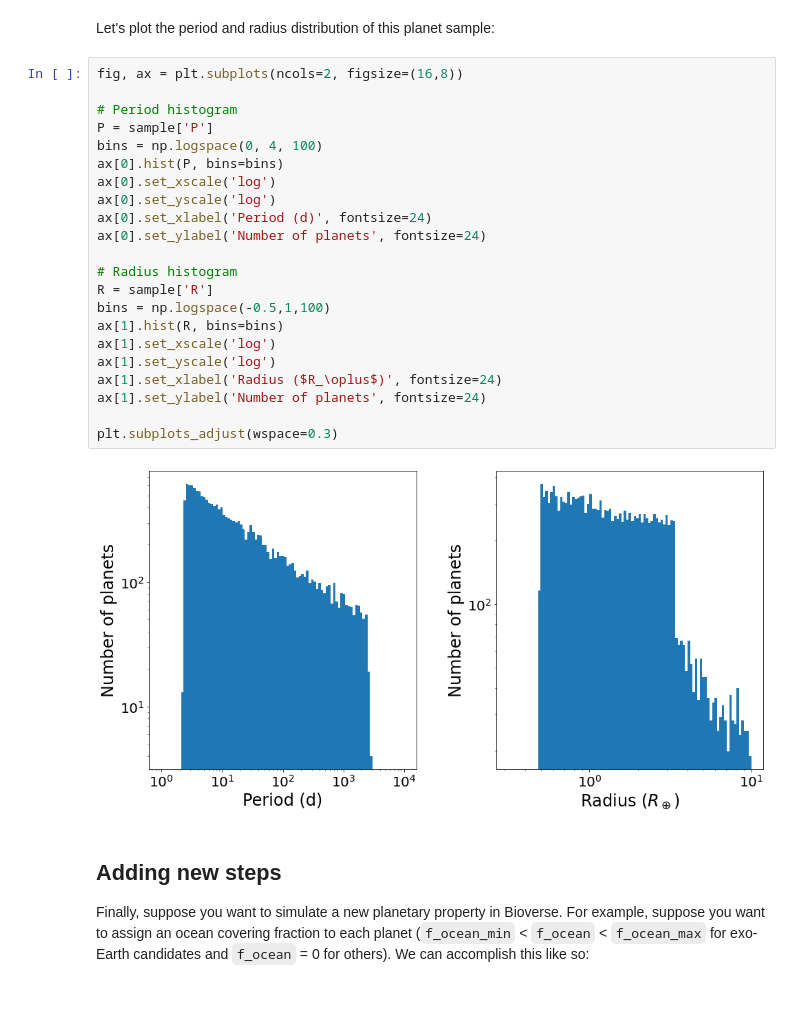
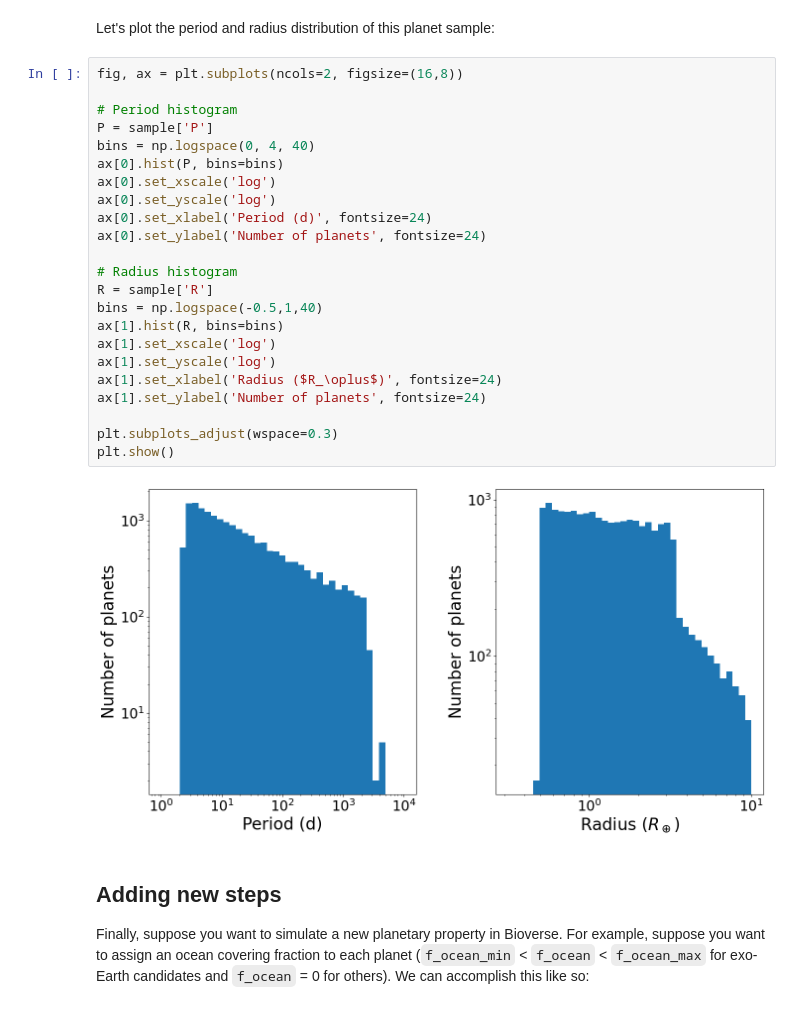
Before and after one commit to danielapai/bioverse, a Jupyter notebook: docs/Notebooks/Tutorial1.ipynb, the cells around one changed output. Drawn from its saved outputs; the diff is of its cells as text.

```diff
--- a/docs/Notebooks/Tutorial1.ipynb
+++ b/docs/Notebooks/Tutorial1.ipynb
@@ -93,27 +93,28 @@ Let's plot the period and radius distribution of this planet sample:
 # %%
 fig, ax = plt.subplots(ncols=2, figsize=(16,8))
 
 # Period histogram
 P = sample['P']
-bins = np.logspace(0, 4, 100)
+bins = np.logspace(0, 4, 40)
 ax[0].hist(P, bins=bins)
 ax[0].set_xscale('log')
 ax[0].set_yscale('log')
 ax[0].set_xlabel('Period (d)', fontsize=24)
 ax[0].set_ylabel('Number of planets', fontsize=24)
 
 # Radius histogram
 R = sample['R']
-bins = np.logspace(-0.5,1,100)
+bins = np.logspace(-0.5,1,40)
 ax[1].hist(R, bins=bins)
 ax[1].set_xscale('log')
 ax[1].set_yscale('log')
 ax[1].set_xlabel('Radius ($R_\oplus$)', fontsize=24)
 ax[1].set_ylabel('Number of planets', fontsize=24)
 
 plt.subplots_adjust(wspace=0.3)
+plt.show()
 # %% [output]
-[figure, old version]
+[figure, new version]
 # %% [markdown]
 ## Adding new steps
 
```
Also changed, not shown: parts of 5 cells of this notebook, 4 other files.
